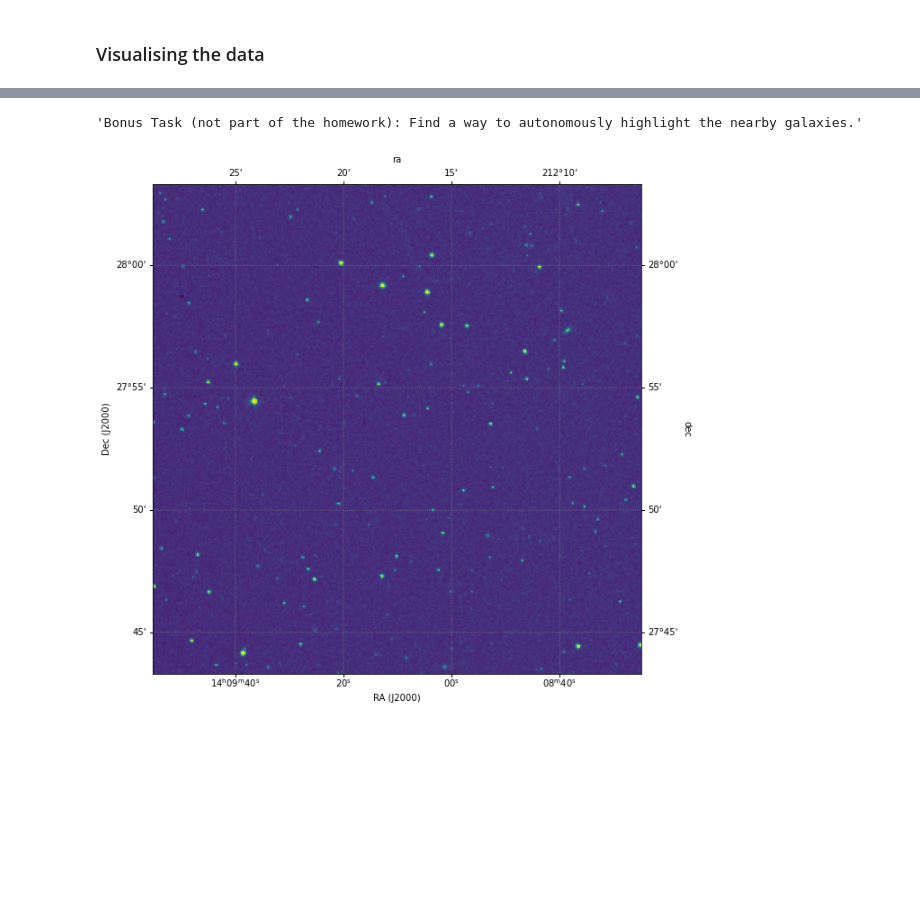
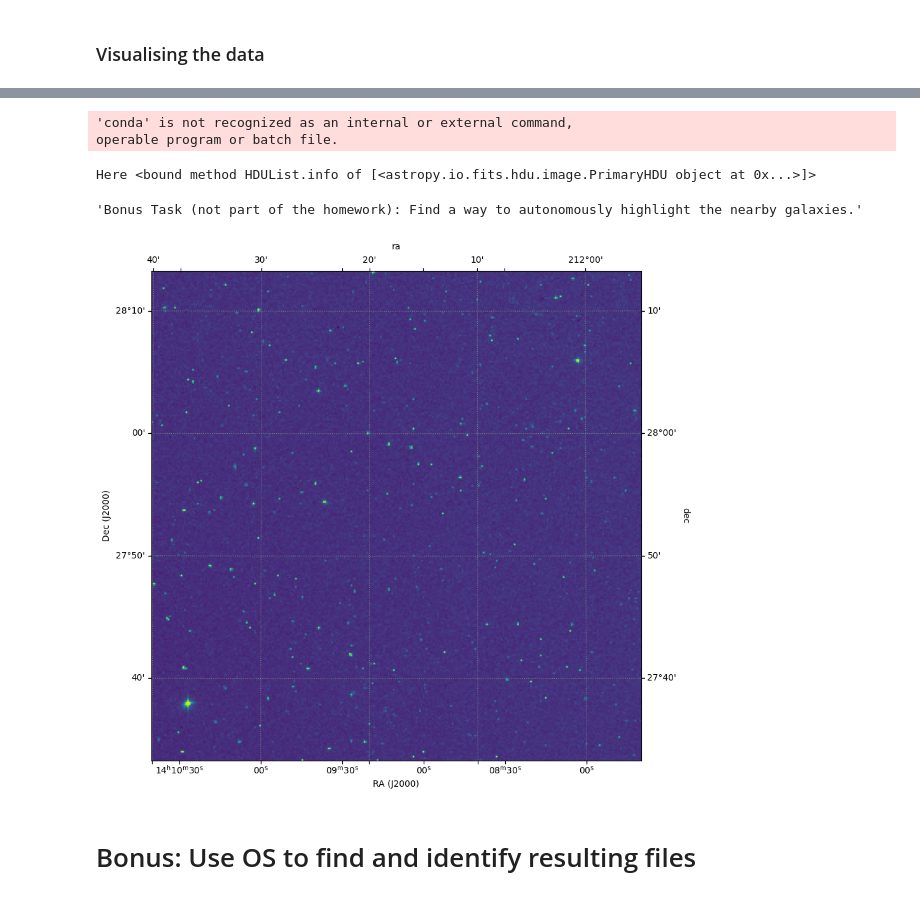
Before and after one commit to smandhai/Astro-Data-Handling-Tutorials, a Jupyter notebook: Introduction to Astro-Data.ipynb, the cells around one changed output, grey strips where cells are left out. Drawn from its saved outputs; the diff is of its cells as text; code cells hidden in the pictures; blank space fills up the shorter version.

```diff
--- a/Introduction to Astro-Data.ipynb
+++ b/Introduction to Astro-Data.ipynb
@@ -34,16 +34,16 @@ import shutil #for shell operations
 "Click on the curve option for the GRB of interest and click the download button. You can either save the file directly or copy the url."
 GRB = 'GRB211211A'
 "Direct Download"
-url  = "https://www.swift.ac.uk/scripts/viewData.php?file=https://www.swift.ac.uk/user_objects/tprods/tmp_jsplot_RgjInW.qdp"
+url  = "https://www.swift.ac.uk/scripts/viewData.php?file=https://www.swift.ac.uk/user_objects/tprods/tmp_jsplot_lCIhTT.qdp"
 "Note: You may need to get a new link if the URL provided does not work. Check the Swift link noted above."
 text_file = '{}_xrt.txt'.format(GRB)
 try:
-    data = req.urlretrieve(url,text_file) #Legacy method
+	data = req.urlretrieve(url,text_file) #Legacy method
 except:
-    print("Legacy method has failed")
-    "Modern approach to downloading datasets"
-    with req.urlopen(url) as response, open(text_file,'wb') as of:
-        shutil.copyfileobj(response,of)
+	print("Legacy method has failed")
+	"Modern approach to downloading datasets"
+	with req.urlopen(url) as response, open(text_file,'wb') as of:
+		shutil.copyfileobj(response,of)
 "Let's preview the file"
 f=open(text_file,'r') #opens the file
 print(f.read(1000)) #reads the first 100 characters
@@ -148,39 +170,45 @@ It should mostly resemble - https://www.swift.ac.uk/xrt_curves/01088940/"""
 # %%
 "If astroquery is not installed, uncomment the following"
-"""
+
 try:
     !conda install astroquery
 except:
     !pip install astroquery
 finally:
     pass
-"""
+
 from astroquery.skyview import SkyView #Import SkyView Library
 import astropy.units as u #Import astropy units
 from astropy.wcs import WCS #Import World Coordinate System
 
 "Download fits file of the skymap around the GRB"
 """This method downloads the skymap for a given position (either by designator or astropy coordinates).
 The size of the skymap downloaded is dictated by the specified radius."""
 field_info = SkyView.get_images(position=GRB,survey=['DSS'],radius=20*u.arcmin,coordinates='J2000')
+print(field_info[0].info())
 img_data= field_info[0][0].data #Extract the image information from the fits file
 wcs = WCS(field_info[0][0].header) #Extract the WCS information from the fits file
 fig = plt.figure(1,figsize=(10,10)) #Create a figure space for our plots
 ax = fig.add_subplot(111,projection=wcs) #Create a plot
 ax.imshow(img_data) #Visualise the image data - Note: Play around with the arguments to alter the visualisation - check docs.
 ax.set_xlabel('RA (J2000)')
 ax.set_ylabel('Dec (J2000)')
 overlay = ax.get_coords_overlay('fk5') #Overlay coordinates
 overlay.grid(color='grey',ls='dotted')
 """
 Homework Tasks:
 1. Play with the colour maps, look up the documentation for plt.imshow to figure out how.
 2. Highlight the location of the GRB by plotting a scatter point at the location (RA:14h 09m 10.08s, Dec +27° 53′ 18.8′′)
 3. Create an inset plot in the top right corner of the spectrum which points to the location of the GRB.
-4. Save the figure and email it to me before 5pm on Friday 3rd March. The best visualisation will recieve a prize.
+4. Save the figure.
 """
 
 "Bonus Task (not part of the homework): Find a way to autonomously highlight the nearby galaxies."
 # %% [output]
-'Bonus Task (not part of the homework): Find a way to autonomously highlight the nearby galaxies.'
+'conda' is not recognized as an internal or external command,
+operable program or batch file.
+Here <bound method HDUList.info of [<astropy.io.fits.hdu.image.PrimaryHDU object at 0x...>]>
+'Bonus Task (not part of the homework): Find a way to autonomously highlight the nearby galaxies.'
-[figure, old version]
+[figure, new version]
+# %% [markdown]
+# Bonus: Use OS to find and identify resulting files
```
Also changed, not shown: parts of 5 cells of this notebook.
